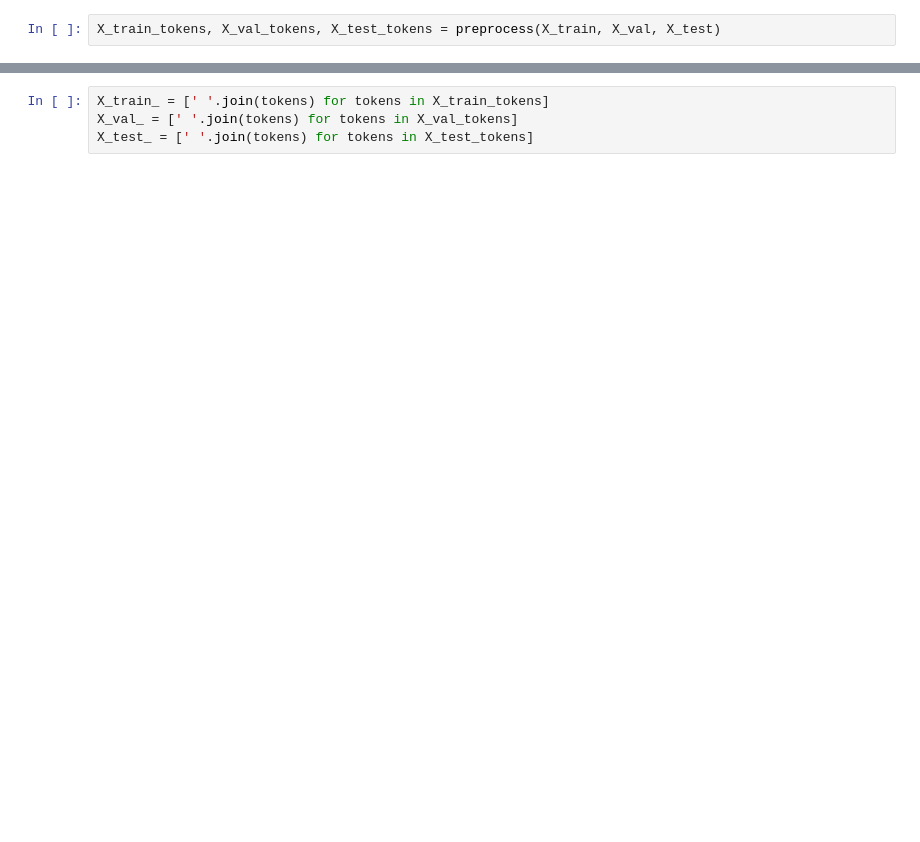
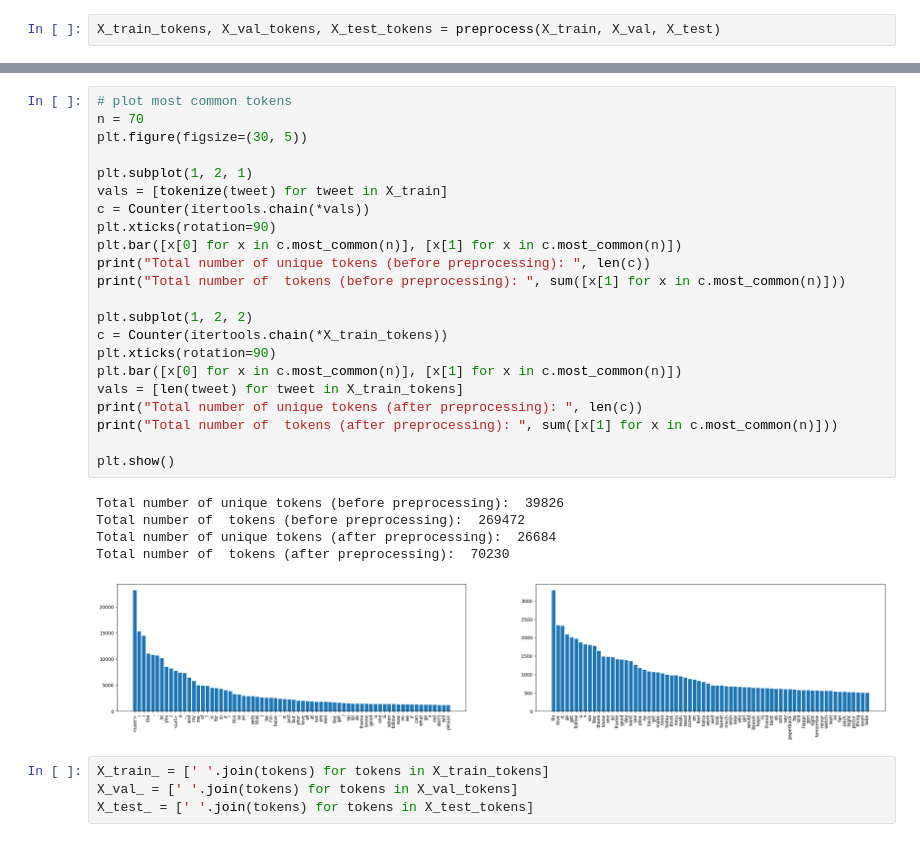
Before and after one commit to jlohunecke/CIL_sentiment_classification, a Jupyter notebook: code/sentiment_classification.ipynb, the cells around one changed output, grey strips where cells are left out. Cells and saved outputs as stored; diff of their text form; blank space fills up the shorter version.

```diff
--- a/code/sentiment_classification.ipynb
+++ b/code/sentiment_classification.ipynb
@@ -19,3 +61,31 @@ X_train_tokens, X_val_tokens, X_test_tokens = preprocess(X_train, X_val, X_test)
+# %%
+# plot most common tokens
+n = 70
+plt.figure(figsize=(30, 5))
+
+plt.subplot(1, 2, 1)
+vals = [tokenize(tweet) for tweet in X_train]
+c = Counter(itertools.chain(*vals))
+plt.xticks(rotation=90)
+plt.bar([x[0] for x in c.most_common(n)], [x[1] for x in c.most_common(n)])
+print("Total number of unique tokens (before preprocessing): ", len(c))
+print("Total number of  tokens (before preprocessing): ", sum([x[1] for x in c.most_common(n)]))
+
+plt.subplot(1, 2, 2)
+c = Counter(itertools.chain(*X_train_tokens))
+plt.xticks(rotation=90)
+plt.bar([x[0] for x in c.most_common(n)], [x[1] for x in c.most_common(n)])
+vals = [len(tweet) for tweet in X_train_tokens]
+print("Total number of unique tokens (after preprocessing): ", len(c))
+print("Total number of  tokens (after preprocessing): ", sum([x[1] for x in c.most_common(n)]))
+
+plt.show()
+# %% [output]
+Total number of unique tokens (before preprocessing):  39826
+Total number of  tokens (before preprocessing):  269472
+Total number of unique tokens (after preprocessing):  26684
+Total number of  tokens (after preprocessing):  70230
+[figure, added]
 # %%
 X_train_ = [' '.join(tokens) for tokens in X_train_tokens]
 X_val_ = [' '.join(tokens) for tokens in X_val_tokens]
```
Also changed, not shown: parts of 29 cells of this notebook, 3 other files.
